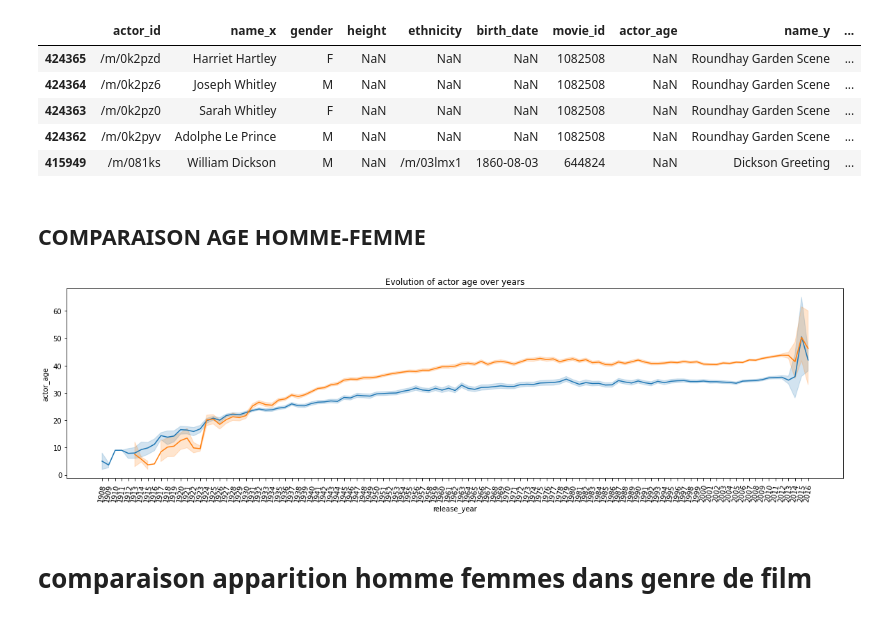
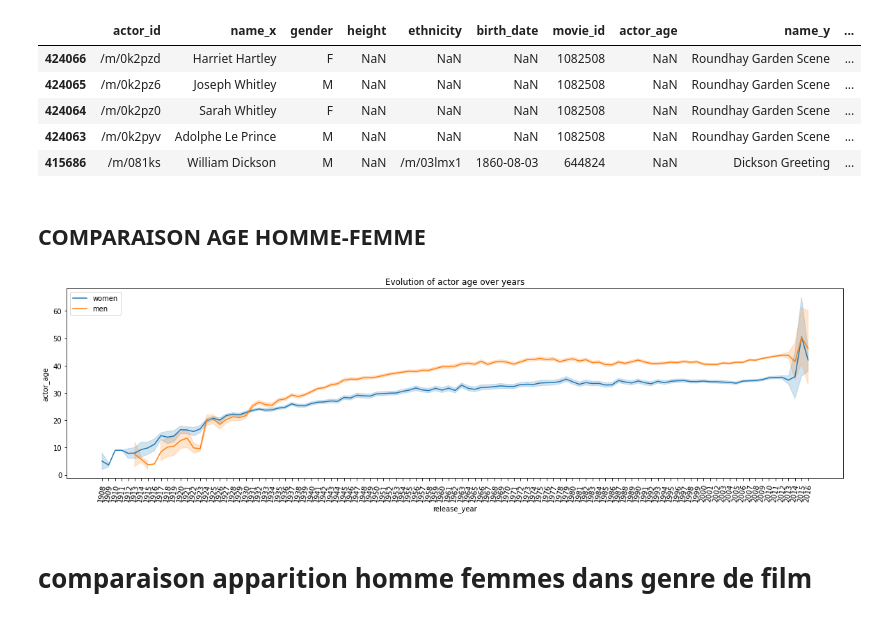
Before and after one commit to epfl-ada/ada-2022-project-zozoz, a Jupyter notebook: src/test_analysis.ipynb, the cells around one changed output. Saved outputs shown, nothing was run; the diff lists cells and outputs as text; code cells hidden in the pictures.

```diff
--- a/src/test_analysis.ipynb
+++ b/src/test_analysis.ipynb
@@ -10,7 +10,7 @@ from datetime import datetime, date, time
 %matplotlib inline
 # %%
 # Loading formatted data
-data_folder = '../data/Tables/'
+data_folder = '../data/generated/'
 actor_df = pd.read_pickle(data_folder + 'actor_df.pkl')
 appears_in_df = pd.read_pickle(data_folder + 'appears_in_df.pkl')
 belongs_to_df = pd.read_pickle(data_folder + 'belongs_to_df.pkl')
@@ -36,11 +36,11 @@ movie_actor = movie_actor.sort_values('release_year')
 movie_actor.head()
 # %% [output]
 |  | actor_id | name_x | gender | height | ethnicity | birth_date | movie_id | actor_age | name_y | ... |
-| 424365 | /m/0k2pzd | Harriet Hartley | F | NaN | NaN | NaN | 1082508 | NaN | Roundhay Garden Scene | ... |
-| 424364 | /m/0k2pz6 | Joseph Whitley | M | NaN | NaN | NaN | 1082508 | NaN | Roundhay Garden Scene | ... |
-| 424363 | /m/0k2pz0 | Sarah Whitley | F | NaN | NaN | NaN | 1082508 | NaN | Roundhay Garden Scene | ... |
-| 424362 | /m/0k2pyv | Adolphe Le Prince | M | NaN | NaN | NaN | 1082508 | NaN | Roundhay Garden Scene | ... |
-| 415949 | /m/081ks | William Dickson | M | NaN | /m/03lmx1 | 1860-08-03 | 644824 | NaN | Dickson Greeting | ... |
+| 424066 | /m/0k2pzd | Harriet Hartley | F | NaN | NaN | NaN | 1082508 | NaN | Roundhay Garden Scene | ... |
+| 424065 | /m/0k2pz6 | Joseph Whitley | M | NaN | NaN | NaN | 1082508 | NaN | Roundhay Garden Scene | ... |
+| 424064 | /m/0k2pz0 | Sarah Whitley | F | NaN | NaN | NaN | 1082508 | NaN | Roundhay Garden Scene | ... |
+| 424063 | /m/0k2pyv | Adolphe Le Prince | M | NaN | NaN | NaN | 1082508 | NaN | Roundhay Garden Scene | ... |
+| 415686 | /m/081ks | William Dickson | M | NaN | /m/03lmx1 | 1860-08-03 | 644824 | NaN | Dickson Greeting | ... |
 # %% [markdown]
 ## COMPARAISON AGE HOMME-FEMME
 # %%
@@ -56,11 +56,12 @@ women_actor_age = women_actor_age.sort_values('release_year')
 # %%
 fig, ax = plt.subplots(figsize=(20,5))
 ax.set_title('Evolution of actor age over years')
-sns.lineplot(data=women_actor_age, x='release_year', y='actor_age',legend='brief')
-sns.lineplot(data=men_actor_age, x='release_year', y='actor_age',legend='brief')
+sns.lineplot(data=women_actor_age, x='release_year', y='actor_age',legend='brief', label='women')
+sns.lineplot(data=men_actor_age, x='release_year', y='actor_age',legend='brief', label='men')
+plt.legend(loc='upper left')
 ax.tick_params(axis='x', rotation=80)
 # %% [output]
-[figure, old version]
+[figure, new version]
 # %% [markdown]
 # comparaison apparition homme femmes dans genre de film
 # %%
```
Also changed, not shown: parts of 15 cells of this notebook.
